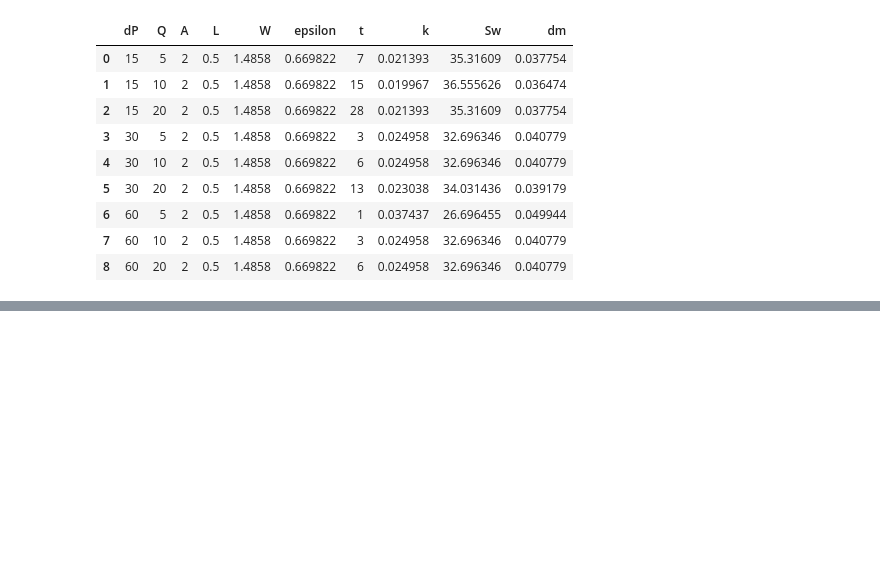
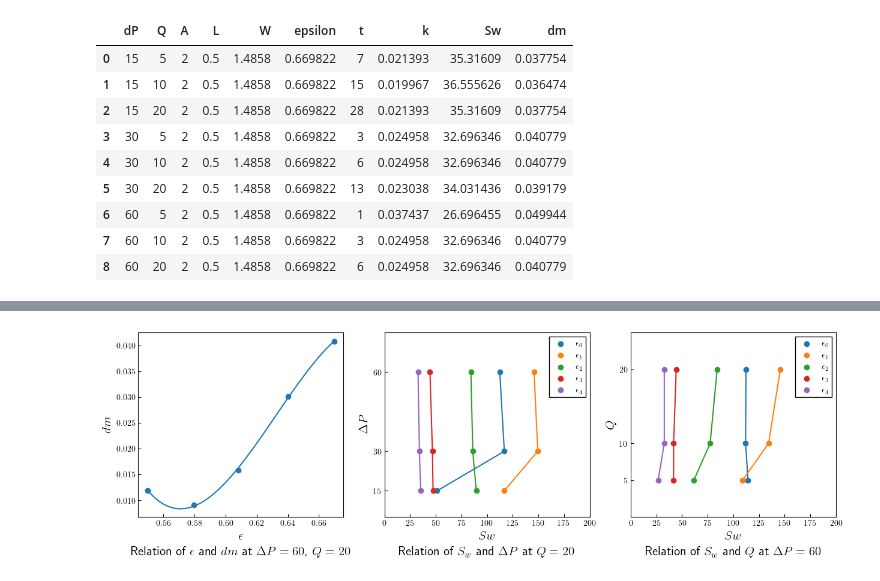
Before and after one commit to nami-minami/experimental-data, a Jupyter notebook: chemical-engineering/surface-area/main.ipynb, the cells around one changed output, grey strips where cells are left out. Drawn from its saved outputs; the diff is of its cells as text; code cells hidden in the pictures; blank space fills up the shorter version.

```diff
--- a/chemical-engineering/surface-area/main.ipynb
+++ b/chemical-engineering/surface-area/main.ipynb
@@ -239,0 +242,78 @@ X
+# %%
+X = [np.array([]), [], []]
+Y = [np.array([]), [], []]
+for i in range(3):
+    for df in df_list:
+        x = np.array([])
+        y = np.array([])
+        if i == 0:
+            X[i] = np.append(X[i], df[(df['dP']==60) & (df['Q']==20)]['epsilon'].values.astype(np.float32))
+            Y[i] = np.append(Y[i], df[(df['dP']==60) & (df['Q']==20)]['dm'].values.astype(np.float32))
+
+        if i == 1:
+            X[i].append(np.append(x, df[df['Q']==20]['Sw'].values.astype(np.float32)))
+            Y[i].append(np.append(y, df[df['Q']==20]['dP'].values.astype(np.float32)))
+
+        if i == 2:
+            X[i].append(np.append(x, df[df['dP']==60]['Sw'].values.astype(np.float32)))
+            Y[i].append(np.append(y, df[df['dP']==60]['Q'].values.astype(np.float32)))
+
+
+plt.rcParams['font.family'] = 'sans-serif'
+plt.rcParams['font.serif'] = "cmr"
+plt.rcParams['font.sans-serif'] = "cmss"
+plt.rcParams['font.monospace'] = "cmtt"
+plt.rcParams['mathtext.fontset'] = 'cm'
+plt.rcParams['axes.formatter.use_mathtext'] = True
+plt.rcParams['text.usetex'] = True
+# plt.rcParams['figure.dpi'] = 300
+plt.rcParams['axes.titlesize'] = 15
+plt.rcParams['axes.labelsize'] = 15
+plt.rcParams['axes.titley'] = -0.23
+plt.rcParams['xtick.direction'] = 'in'
+plt.rcParams['ytick.direction'] = 'in'
+plt.rcParams['legend.fancybox'] = False
+plt.rcParams["legend.framealpha"] = 1
+plt.rcParams["legend.edgecolor"] = 'black'
+labels = [r"$\epsilon_0$",
+          r"$\epsilon_1$", r"$\epsilon_2$",
+          r"$\epsilon_3$", r"$\epsilon_4$"]
+titles = ["Relation of $\epsilon$ and $dm$ at $\Delta P=60$, $Q=20$",
+          "Relation of $S_w$ and $\Delta P$ at $Q=20$",
+          "Relation of $S_w$ and $Q$ at $\Delta P=60$"]
+
+fig, ax = plt.subplots(1,3, figsize=(15,4))
+
+
+for i in range(3):
+    if i == 0:
+        xs, ys = spline(X[i], Y[i])
+        ax[i].scatter(X[i], Y[i])
+        ax[i].plot(xs, ys)
+        ax[i].set_title(titles[i])
+        ax[i].set_xlabel("$\epsilon$")
+        ax[i].set_ylabel("$dm$")
+    if i > 0:
+        for j in range(5):
+            ax[i].scatter(X[i][j], Y[i][j], label=labels[j])
+            # ys,xs = spline(Y[i][j], X[i][j], k=2)
+            # ax[i].plot(xs, ys)
+            ax[i].plot(X[i][j], Y[i][j])
+            ax[i].set_xlim(0,200)
+            ax[i].set_xlabel("$Sw$")
+            ax[i].set_title(titles[i])
+            ax[i].legend()
+
+ax[1].set_ylim(5,75)
+ax[1].set_yticks([15,30,60])
+ax[1].set_ylabel("$\Delta P$")
+ax[2].set_ylim(0,25)
+ax[2].set_yticks([5,10,20])
+ax[2].set_ylabel("$Q$")
+
+
+# plt.savefig("graph.png", bbox_inches="tight")
+# plt.savefig("graph.pdf", bbox_inches="tight")
+
+X
+# %% [output]
@@ -239,0 +331 @@ X
+[figure, added]
```
Also changed, not shown: parts of 4 cells of this notebook, 3 other files.
